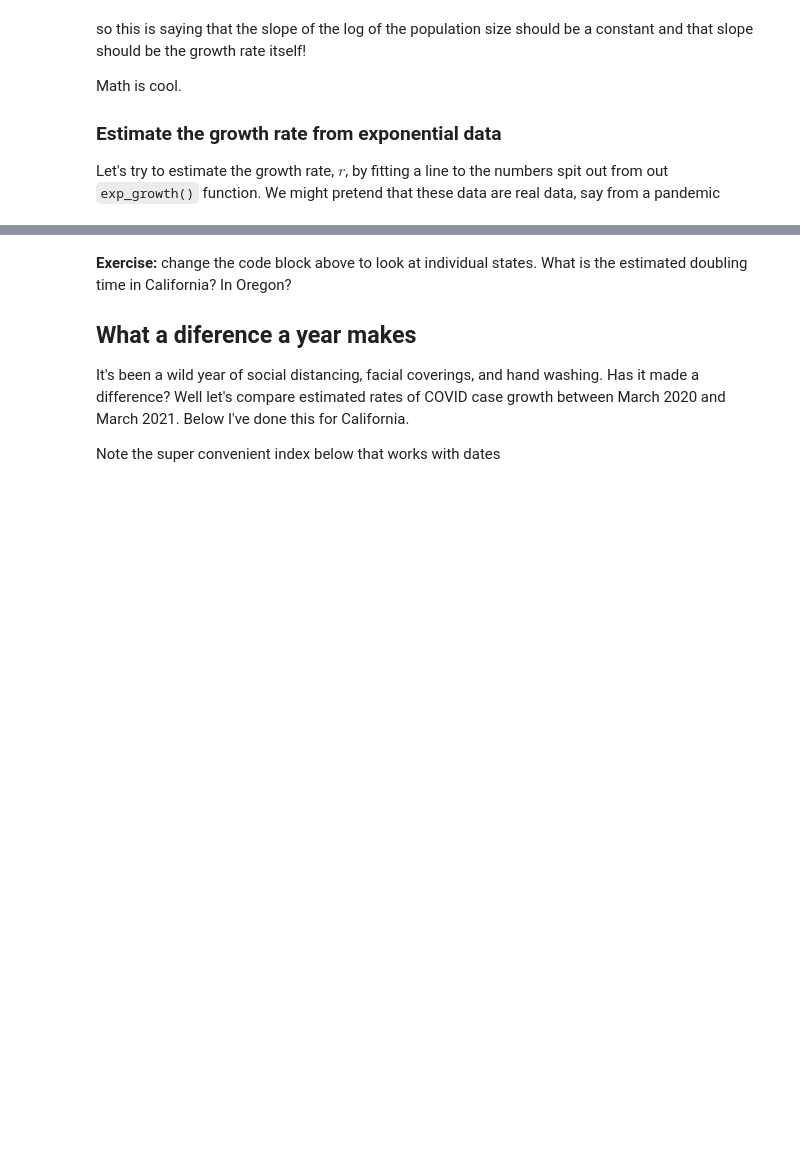
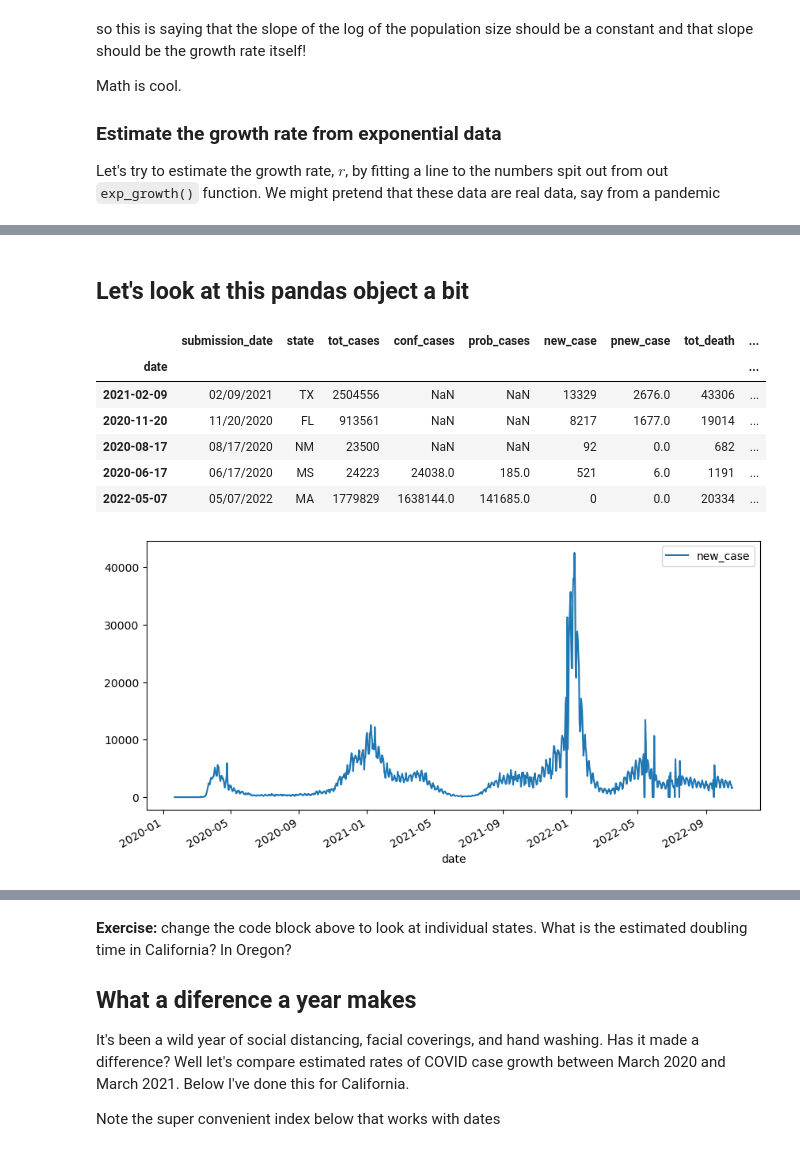
Before and after one commit to andrewkern/bio399, a Jupyter notebook: week2.ipynb, the cells around one changed output, grey strips where cells are left out. Saved outputs shown, nothing was run; the diff lists cells and outputs as text; code cells hidden in the pictures; blank space fills up the shorter version.

```diff
--- a/week2.ipynb
+++ b/week2.ipynb
@@ -110,0 +124,3 @@ Let's work on the CDC data that we brought in earlier. We will restrict ourselve
+# %%
+query = ("https://data.cdc.gov/api/views/9mfq-cb36/rows.csv?accessType=DOWNLOAD")
+x = pd.read_csv(query)
@@ -110,0 +143,4 @@ Let's work on the CDC data that we brought in earlier. We will restrict ourselve
+# %%
+x['date']=pd.to_datetime(x['submission_date'],format='%m/%d/%Y')
+x.set_index(['date'],inplace=True)
+x.head()
@@ -110,0 +155,18 @@ Let's work on the CDC data that we brought in earlier. We will restrict ourselve
+# %% [markdown]
+## Let's look at this pandas object a bit
+# %%
+# e.g. let's look at NY, and plot new cases.
+# we can also display the last few rows of the data
+# to what we are looking at
+
+x[x['state']=='NY'].plot(y='new_case',figsize=(10,5))
+x.tail()
+# %% [output]
+|  | submission_date | state | tot_cases | conf_cases | prob_cases | new_case | pnew_case | tot_death | ... |
+| date |  |  |  |  |  |  |  |  | ... |
+| 2021-02-09 | 02/09/2021 | TX | 2504556 | NaN | NaN | 13329 | 2676.0 | 43306 | ... |
+| 2020-11-20 | 11/20/2020 | FL | 913561 | NaN | NaN | 8217 | 1677.0 | 19014 | ... |
+| 2020-08-17 | 08/17/2020 | NM | 23500 | NaN | NaN | 92 | 0.0 | 682 | ... |
+| 2020-06-17 | 06/17/2020 | MS | 24223 | 24038.0 | 185.0 | 521 | 6.0 | 1191 | ... |
+| 2022-05-07 | 05/07/2022 | MA | 1779829 | 1638144.0 | 141685.0 | 0 | 0.0 | 20334 | ... |
+[figure, added]
```
Also changed, not shown: parts of 13 cells of this notebook.
